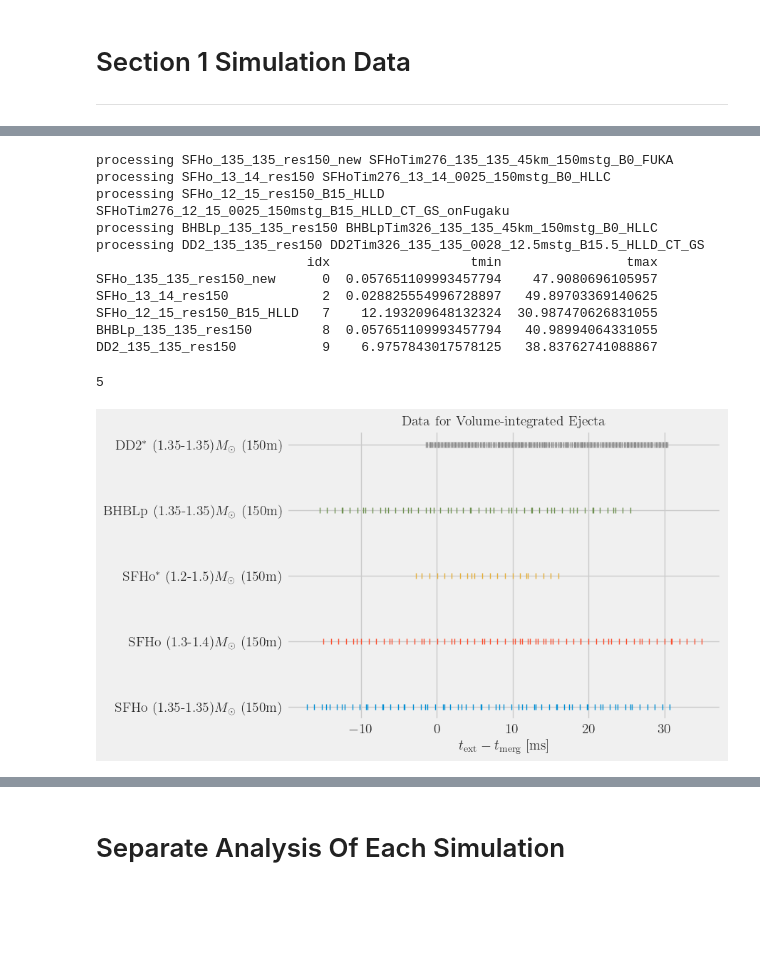
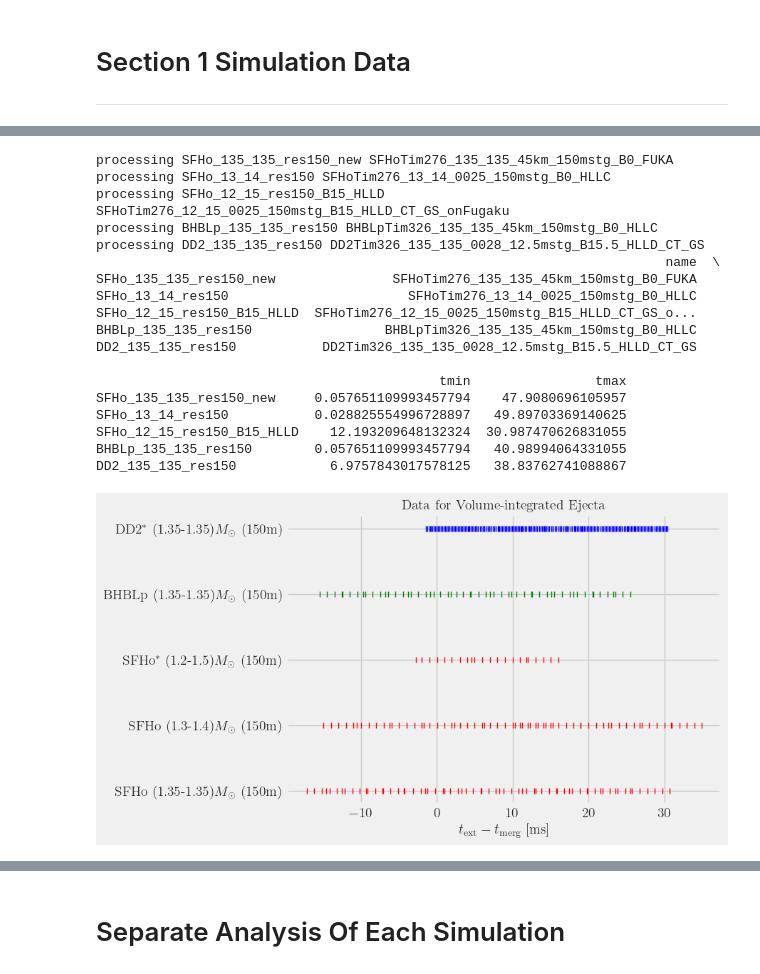
Before and after one commit to vsevolodnedora/PBA_projects, a Jupyter notebook: knafg/knafg_kenta/ejecta_analysis.ipynb, the cells around one changed output, grey strips where cells are left out. Saved outputs shown, nothing was run; the diff lists cells and outputs as text; code cells hidden in the pictures; blank space fills up the shorter version.

```diff
--- a/knafg/knafg_kenta/ejecta_analysis.ipynb
+++ b/knafg/knafg_kenta/ejecta_analysis.ipynb
@@ -69,43 +66,48 @@ for sim, sim_dic in df.iterrows():
     data = PBA.id_kenta.EjectaData(sim_dic["datadir"]+"ej_collated.h5",verbose=True)
     df["tmin"][sim] = np.array(data.getText().min())
     df["tmax"][sim] = np.array(data.getText().max())
-print(df[["idx","tmin","tmax"]])
+print(df[["name","tmin","tmax"]])
 # %% [output]
 processing SFHo_135_135_res150_new SFHoTim276_135_135_45km_150mstg_B0_FUKA
 processing SFHo_13_14_res150 SFHoTim276_13_14_0025_150mstg_B0_HLLC
 processing SFHo_12_15_res150_B15_HLLD SFHoTim276_12_15_0025_150mstg_B15_HLLD_CT_GS_onFugaku
 processing BHBLp_135_135_res150 BHBLpTim326_135_135_45km_150mstg_B0_HLLC
 processing DD2_135_135_res150 DD2Tim326_135_135_0028_12.5mstg_B15.5_HLLD_CT_GS
-                           idx                  tmin                tmax
-SFHo_135_135_res150_new      0  0.057651109993457794    47.9080696105957
-SFHo_13_14_res150            2  0.028825554996728897   49.89703369140625
-SFHo_12_15_res150_B15_HLLD   7    12.193209648132324  30.987470626831055
-BHBLp_135_135_res150         8  0.057651109993457794   40.98994064331055
-DD2_135_135_res150           9    6.9757843017578125   38.83762741088867
+                                                                         name  \
+SFHo_135_135_res150_new               SFHoTim276_135_135_45km_150mstg_B0_FUKA
+SFHo_13_14_res150                       SFHoTim276_13_14_0025_150mstg_B0_HLLC
+SFHo_12_15_res150_B15_HLLD  SFHoTim276_12_15_0025_150mstg_B15_HLLD_CT_GS_o...
+BHBLp_135_135_res150                 BHBLpTim326_135_135_45km_150mstg_B0_HLLC
+DD2_135_135_res150           DD2Tim326_135_135_0028_12.5mstg_B15.5_HLLD_CT_GS
+
+                                            tmin                tmax
+SFHo_135_135_res150_new     0.057651109993457794    47.9080696105957
+SFHo_13_14_res150           0.028825554996728897   49.89703369140625
+SFHo_12_15_res150_B15_HLLD    12.193209648132324  30.987470626831055
+BHBLp_135_135_res150        0.057651109993457794   40.98994064331055
+DD2_135_135_res150            6.9757843017578125   38.83762741088867
 # %%
 def plot_simulation_available_time():
     # Plot extraction time for all simulations
     fig, ax = plt.subplots(figsize=(7,5))
-    print(len(color_pal))
     for idx, sim_dic in enumerate(df.iterrows()):
         sim_dic = sim_dic[1]
         data = PBA.id_kenta.EjectaData(sim_dic["datadir"]+"ej_collated.h5",verbose=True)
         tmerg = sim_dic["tmerg"]
-        ax.plot(data.getText()-tmerg, np.full_like(data.getText(), int(idx)),  marker="|", color=color_pal[idx], linestyle="None")
+        ax.plot(data.getText()-tmerg, np.full_like(data.getText(), int(idx)),  marker="|", color=sim_dic["color"], linestyle="None")
     ax.set_yticks(np.arange(len(df)))
     ticks_loc = ax.get_yticks().tolist()
     ax.yaxis.set_major_locator(mticker.FixedLocator(ticks_loc))
     ax.set_yticklabels(df["label"].to_list(),fontsize=14)
     ax.set_xlabel(r"$t_{\rm ext} - t_{\rm merg}$ [ms]", fontsize=14)
     ax.tick_params(labelsize=14)
     ax.minorticks_on()
     ax.set_title("Data for Volume-integrated Ejecta",fontsize=14)
     plt.savefig(figs+"ejecta.png", dpi=256)
     plt.show()
 plot_simulation_available_time()
 # %% [output]
-5
-[figure, old version]
+[figure, new version]
 # %%
 def get_vave_theta_rms(sim_dic:dict, crit:str) -> pd.DataFrame:
     vals = {"vave":[], "ye_ave":[], "theta_rms":[], "entr_ave":[],"eps_ave":[],"temp_ave":[], "time":[], "mass":[]}
```
Also changed, not shown: parts of 9 cells of this notebook, 2 other files.
